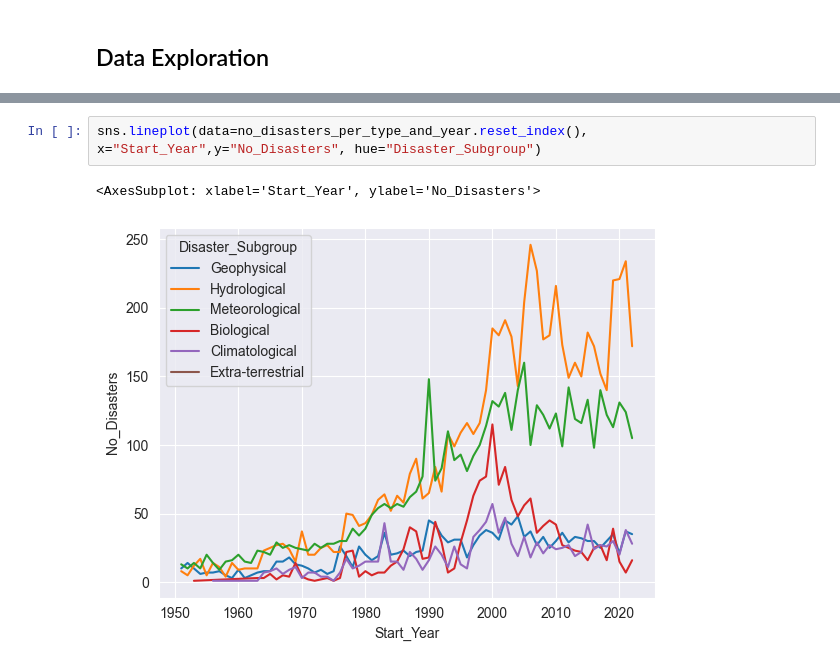
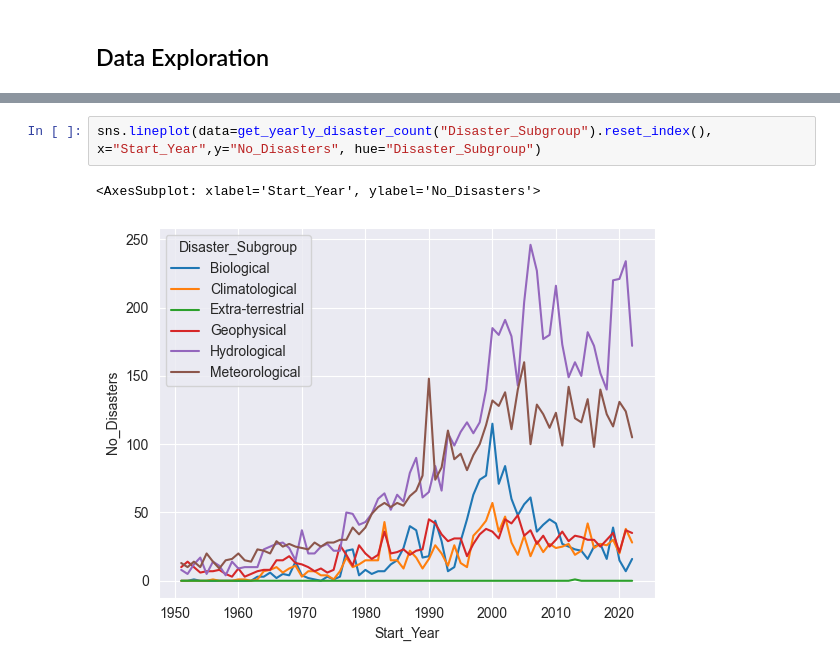
Before and after one commit to r-Files/DOPP, a Jupyter notebook: jupyter_notebooks/lab_question_c.ipynb, the cells around one changed output, grey strips where cells are left out. Saved outputs shown, nothing was run; the diff lists cells and outputs as text.

Commit message:
added get_yearly_disaster_count and get_yearly_pct_change_to_initial

```diff
--- a/jupyter_notebooks/lab_question_c.ipynb
+++ b/jupyter_notebooks/lab_question_c.ipynb
@@ -99,5 +134,5 @@ Name: No_Disasters, dtype: int64
 # %%
-sns.lineplot(data=no_disasters_per_type_and_year.reset_index(), x="Start_Year",y="No_Disasters", hue="Disaster_Subgroup")
+sns.lineplot(data=get_yearly_disaster_count("Disaster_Subgroup").reset_index(), x="Start_Year",y="No_Disasters", hue="Disaster_Subgroup")
 # %% [output]
 <AxesSubplot: xlabel='Start_Year', ylabel='No_Disasters'>
-[figure, old version]
+[figure, new version]
```
Also changed, not shown: parts of 13 cells of this notebook.
